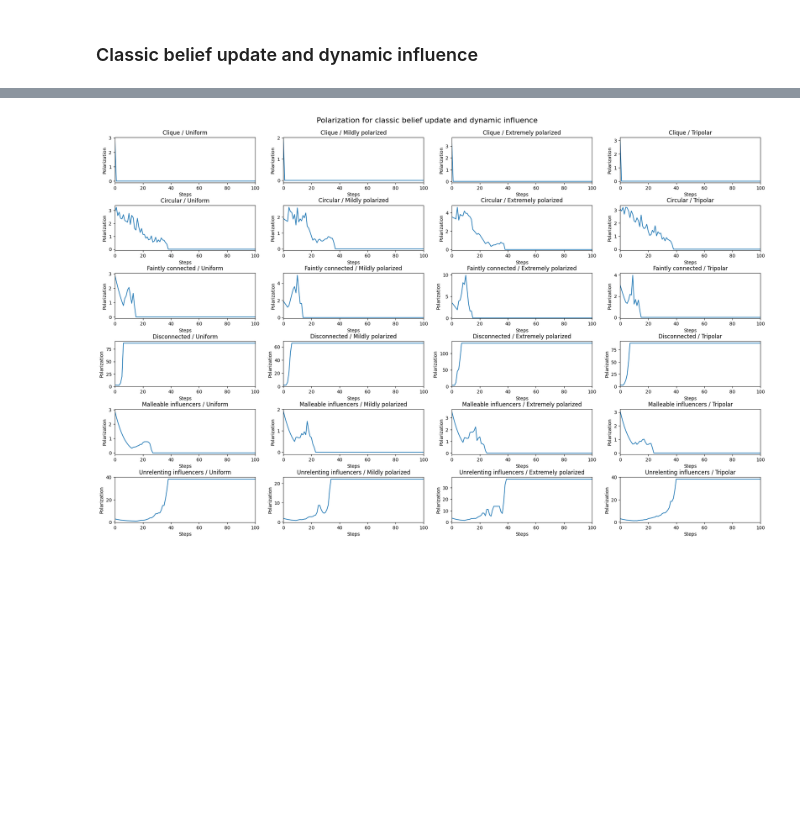
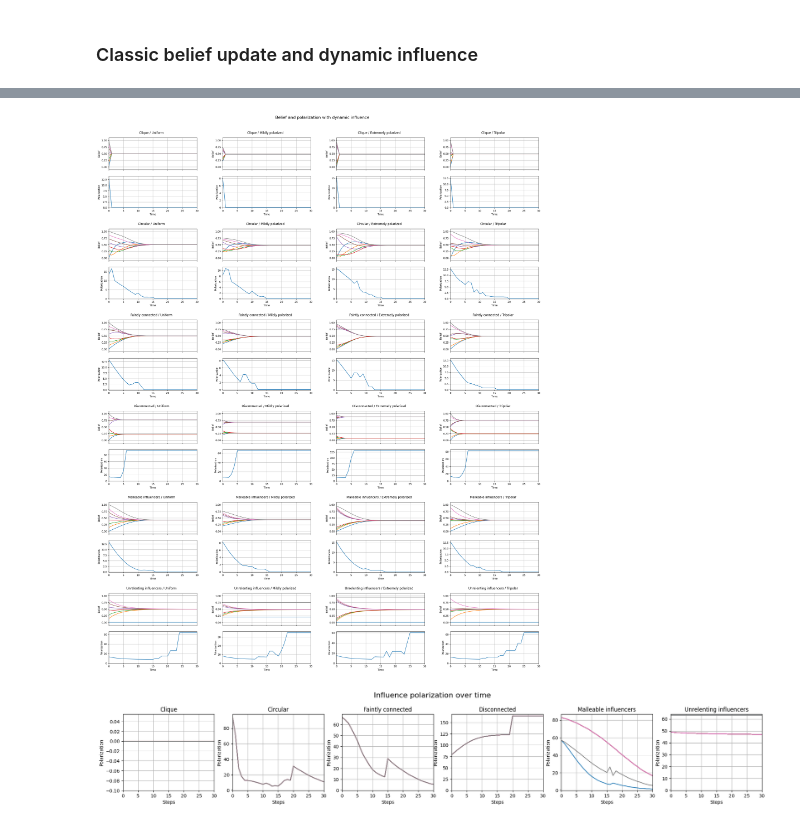
Before and after one commit to josecoliveira/akvmodel-dynamicinfluence, a Jupyter notebook: dynamic-influenc-and-belief-update.ipynb, the cells around one changed output, grey strips where cells are left out. Drawn from its saved outputs; the diff is of its cells as text; code cells hidden in the pictures; blank space fills up the shorter version.

Commit message:
Better visualization

```diff
--- a/dynamic-influenc-and-belief-update.ipynb
+++ b/dynamic-influenc-and-belief-update.ipynb
@@ -10,8 +10,8 @@ from utils import *
 The autoreload extension is already loaded. To reload it, use:
   %reload_ext autoreload
 # %%
-NUM_AGENTS = 20
-NUM_STEPS = 100
+NUM_AGENTS = 8
+NUM_STEPS = 30
 # %%
 initial_configurations = [
     [InitialConfigurations.uniform(NUM_AGENTS), "Uniform"],
@@ -69,24 +50,55 @@ for i in range(len(influence_graphs)):
     for j in range(len(initial_configurations)):
         row += [models[i][j].get_polarization()[0]]
     polarization += [row]
+# %%
+fig = plt.figure(figsize=(25, 30))
+fig.suptitle("Belief and polarization with dynamic influence", fontsize=16, y=1.02)
+subfigs = fig.subfigures(len(influence_graphs), len(initial_configurations))
+for i in range(len(influence_graphs)):
+    for j in range(len(initial_configurations)):
+        subfig = subfigs[i][j]
+        subfig.suptitle(
+            f"{influence_graphs[i][1]} / {initial_configurations[j][1]}", y=0.95
+        )
+        axs = subfig.subplots(2, 1, sharex=True)
+        belief_ax = axs[0]
+        polarization_ax = axs[1]
+        belief_ax.plot(get_belief_array_history(models[i][j].belief_state_history))
+        belief_ax.set_xlim(0, NUM_STEPS)
+        belief_ax.set_ylim(-0.1, 1.1)
+        belief_ax.set_ymargin(1)
+        belief_ax.set_ymargin(1)
+        belief_ax.set_ylabel("Belief")
+        belief_ax.grid(True)
+        polarization_ax.plot(polarization[i][j])
+        polarization_ax.set_xlim(0, NUM_STEPS)
+        polarization_ax.set_ylim(-0.1)
+        polarization_ax.set_ymargin(1)
+        polarization_ax.set_ymargin(1)
+        polarization_ax.set_xlabel("Time")
+        polarization_ax.set_ylabel("Polarization")
+        polarization_ax.grid(True)
+# %% [output]
+[figure, added]
+# %%
+influence_polarizations = [
+    models[i][0].get_influence_polarization() for i in range(len(influence_graphs))
+]
 # %%
-fig, axs = plt.subplots(
-    len(influence_graphs), len(initial_configurations), figsize=[25, 15]
+fig, axs = plt.subplots(1, len(influence_graphs), figsize=[25, 3])
+fig.suptitle(
+    f"Influence polarization over time", fontsize=16, y=1.1
 )
-fig.suptitle(
-    f"Polarization for classic belief update and dynamic influence", fontsize=16, y=0.92
-)
-fig.subplots_adjust(hspace=0.5)
 for i in range(len(influence_graphs)):
-    for j in range(len(initial_configurations)):
-        ax: plt.axes = axs[i][j]
-        ax.plot(polarization[i][j])
-        ax.set_xlim(0, NUM_STEPS)
-        ax.set_ylim(-0.1)
-        ax.set_ymargin(1)
-        ax.set_ymargin(1)
-        ax.set_xlabel("Steps")
-        ax.set_ylabel("Polarization")
-        ax.set_title(f"{influence_graphs[i][1]} / {initial_configurations[j][1]}")
+    ax: plt.axes = axs[i]
+    ax.plot(np.array(influence_polarizations[i]))
+    ax.set_xlim(0, NUM_STEPS)
+    ax.set_ylim(-0.1)
+    ax.set_ymargin(1)
+    ax.set_ymargin(1)
+    ax.set_xlabel("Steps")
+    ax.set_ylabel("Polarization")
+    ax.set_title(f"{influence_graphs[i][1]}")
+    ax.grid(True)
 # %% [output]
-[figure, old version]
+[figure, new version]
```
Also changed, not shown: parts of 1 cell of this notebook, 2 other files.
